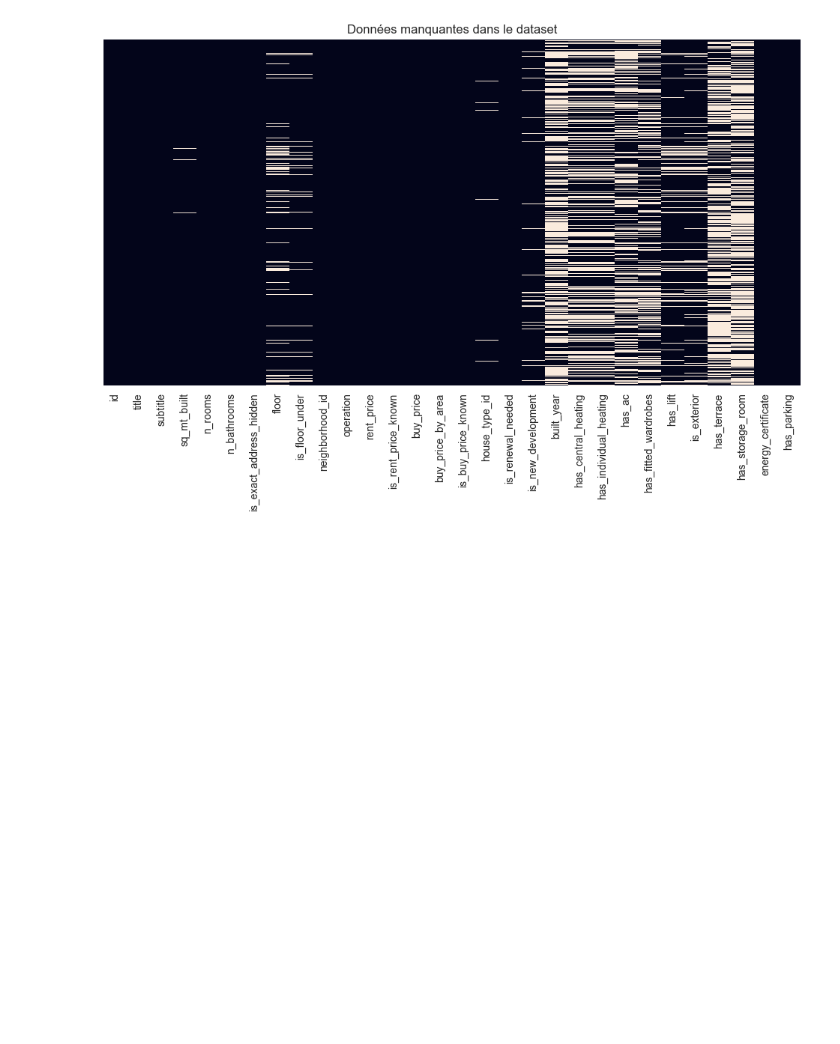
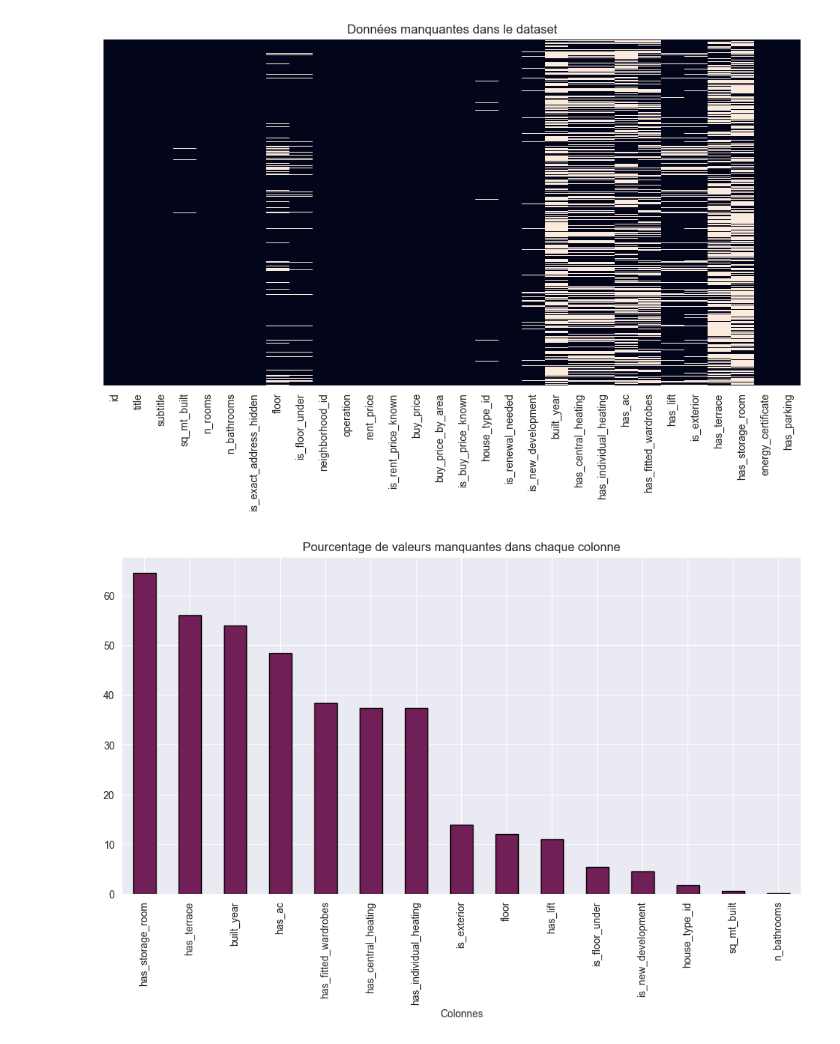
Before and after one commit to aurelien-adjimi/apartment-hunter, a Jupyter notebook: Notebook.ipynb, the cells around one changed output. Cells and saved outputs as stored; diff of their text form; code cells hidden in the pictures; blank space fills up the shorter version.

```diff
--- a/Notebook.ipynb
+++ b/Notebook.ipynb
@@ -156,3 +156,17 @@ Le dataset contient maintenant 21742 lignes et 30 colonnes.
 show_missing_data(df)
 # %% [output]
 [figure]
+# %%
+# percentage of missing values in each column
+missing_values = df.isnull().mean() * 100
+missing_values = missing_values[missing_values > 0]
+missing_values = missing_values.sort_values(ascending=False)
+# %%
+plt.figure(figsize=(12, 6))
+missing_values.plot(kind='bar', color=dark, edgecolor='black')
+plt.title('Pourcentage de valeurs manquantes dans chaque colonne')
+plt.xlabel('Colonnes')
+plt.ylabel
+plt.show()
+# %% [output]
+[figure, added]
```
Also changed, not shown: parts of 4 cells of this notebook.
